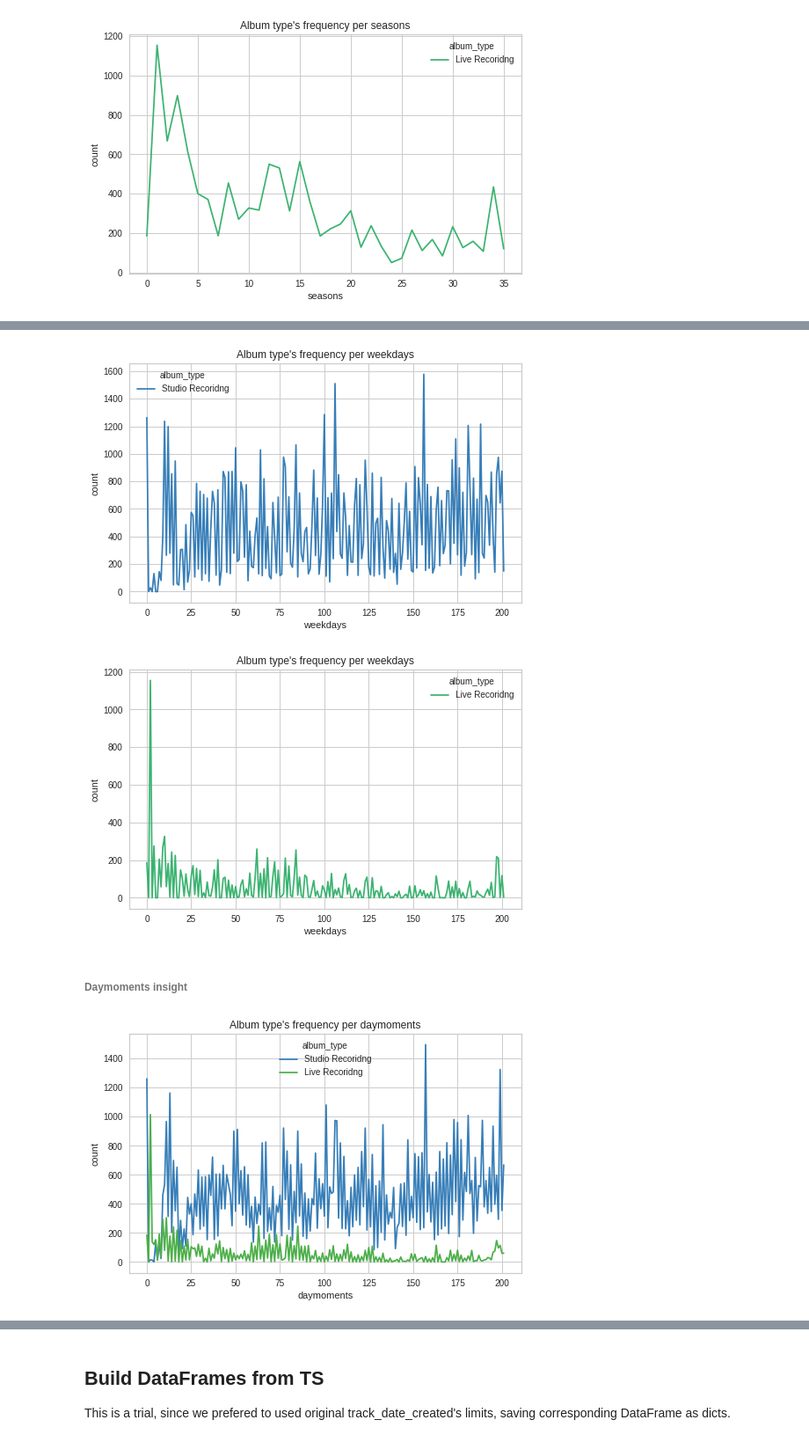
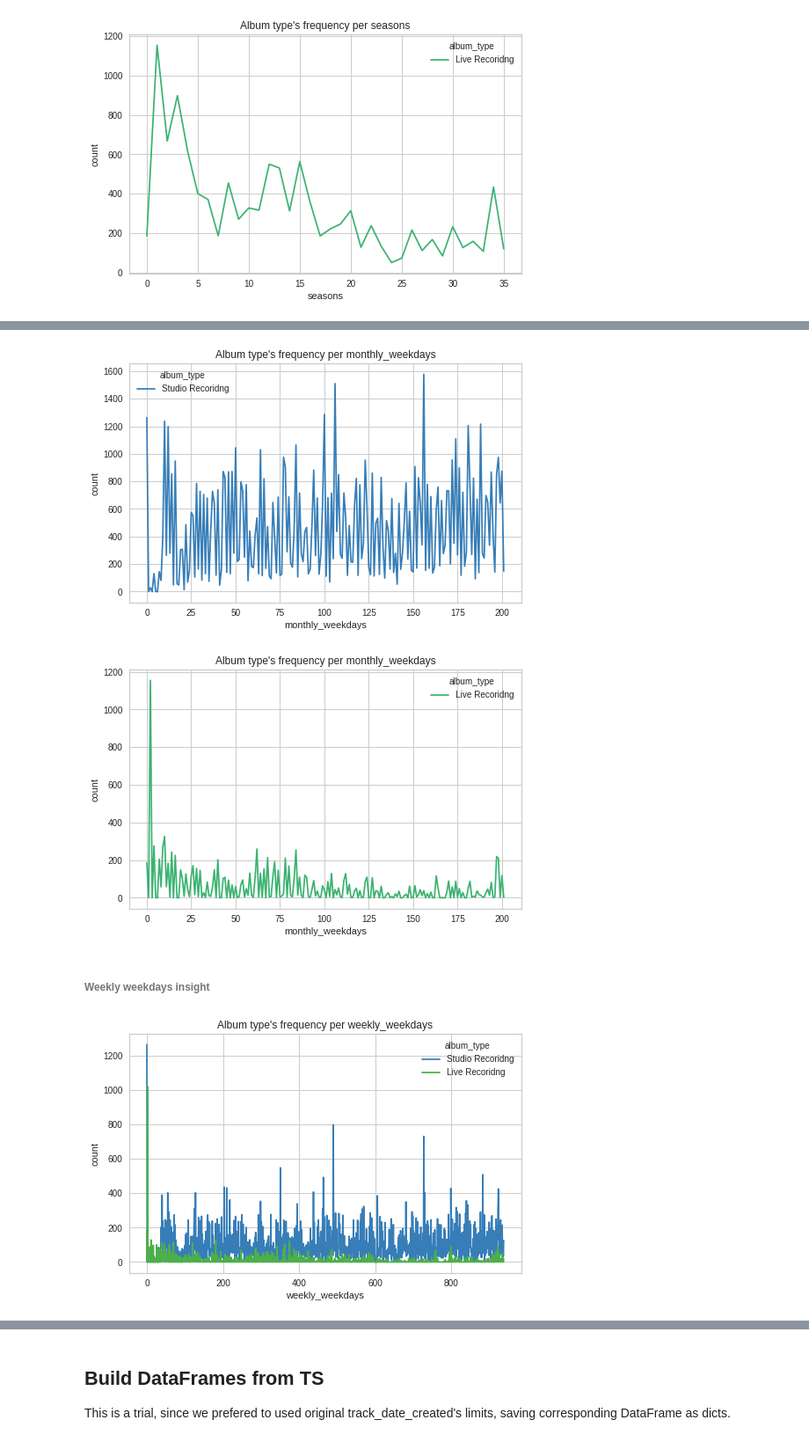
Before and after one commit to alexandrabradan/Datamining2_AdvancedTopics, a Jupyter notebook: notebook/Module_3/TimeSeries_album_type_frequency.ipynb, the cells around one changed output, grey strips where cells are left out. Shown at 88% size. Saved outputs shown, nothing was run; the diff lists cells and outputs as text; code cells hidden in the pictures.

```diff
--- a/notebook/Module_3/TimeSeries_album_type_frequency.ipynb
+++ b/notebook/Module_3/TimeSeries_album_type_frequency.ipynb
@@ -402,7 +402,7 @@ def get_weekday_from_day(year, month, day):
     else:
         return "Workday"
 # %%
-def studio_and_live_recording_weekdays_timeframe(external_df):
+def studio_and_live_recording_monthly_weekdays_timeframe(external_df):
     _, tmp_days_remapping_dict, _, _ = studio_and_live_recording_days_timeframe(external_df)
 
     # encode yearly weekdays as contigous integers
@@ -486,7 +531,7 @@ def get_daymoment_from_hour(hour):
         return "Day"
     print("Wrong hour=%s" % hour)
 # %%
-def studio_and_live_recording_daymoments_timeframe(external_df):
+def studio_and_live_recording_monthly_daymoments_timeframe(external_df):
     _, tmp_hours_remapping_dict, _, _ = studio_and_live_recording_hours_timeframe(external_df)
 
     # encode yearly daymoments as contigous integers
@@ -535,10 +626,14 @@ def plot_TS_based_uppon_album_type(external_df, target_flag, track_date_created_
         x, x_map, y1, y2 = studio_and_live_recording_hours_timeframe(external_df)
     elif track_date_created_sub_info == "seasons":
         x, x_map, y1, y2 = studio_and_live_recording_seasons_timeframe(external_df)
-    elif track_date_created_sub_info == "weekdays":
-        x, x_map, y1, y2 = studio_and_live_recording_weekdays_timeframe(external_df)
-    elif track_date_created_sub_info == "daymoments":
-        x, x_map, y1, y2 = studio_and_live_recording_daymoments_timeframe(external_df)
+    elif track_date_created_sub_info == "monthly_weekdays":
+        x, x_map, y1, y2 = studio_and_live_recording_monthly_weekdays_timeframe(external_df)
+    elif track_date_created_sub_info == "weekly_weekdays":
+        x, x_map, y1, y2 = studio_and_live_recording_weekly_weekdays_timeframe(external_df)
+    elif track_date_created_sub_info == "monthly_daymoments":
+        x, x_map, y1, y2 = studio_and_live_recording_monthly_daymoments_timeframe(external_df)
+    elif track_date_created_sub_info == "weekly_daymoments":
+        x, x_map, y1, y2 = studio_and_live_recording_weekly_daymoments_timeframe(external_df)
     else:
         print("wrong track_date_created_sub_info=%s" % track_date_created_sub_info)
         sys.exit(-1)
@@ -678,15 +773,15 @@ plot_TS_based_uppon_album_type(df, "", "weekdays", False)
 # %%
-plot_TS_based_uppon_album_type(df, "Studio Recording", "weekdays", False)
+plot_TS_based_uppon_album_type(df, "Studio Recording", "monthly_weekdays", False)
 # %% [output]
-[figure, old version]
+[figure, new version]
 # %%
-plot_TS_based_uppon_album_type(df, "Live Recording", "weekdays", False)
+plot_TS_based_uppon_album_type(df, "Live Recording", "monthly_weekdays", False)
 # %% [output]
-[figure, old version]
+[figure, new version]
 # %% [markdown]
-<h6> Daymoments insight </h6>
+<h6> Weekly weekdays insight </h6>
 # %%
-plot_TS_based_uppon_album_type(df, "", "daymoments", False)
+plot_TS_based_uppon_album_type(df, "", "weekly_weekdays", False)
 # %% [output]
-[figure, old version]
+[figure, new version]
 # %%
```
Also changed, not shown: parts of 16 cells of this notebook, 1 other file.
